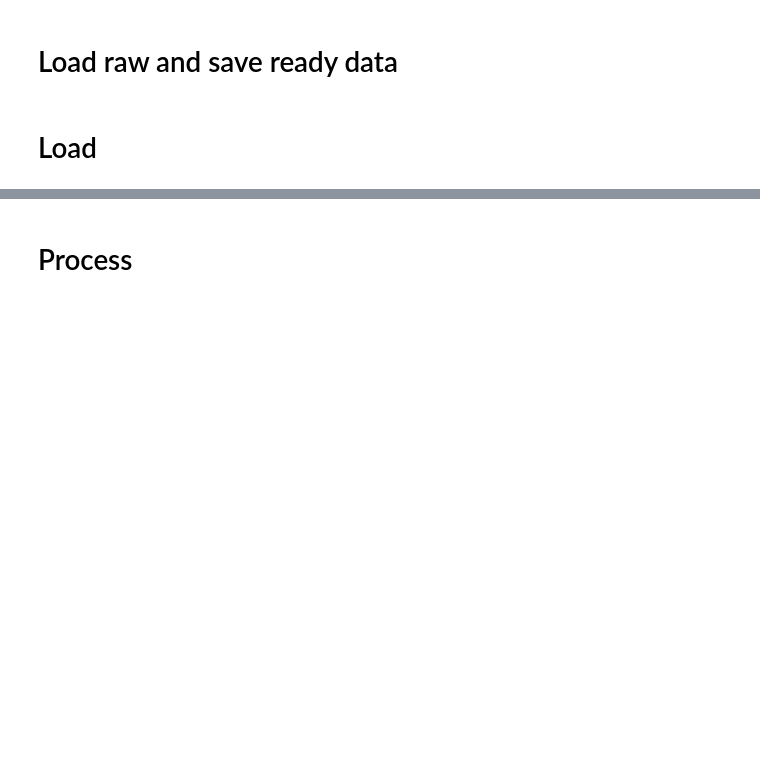
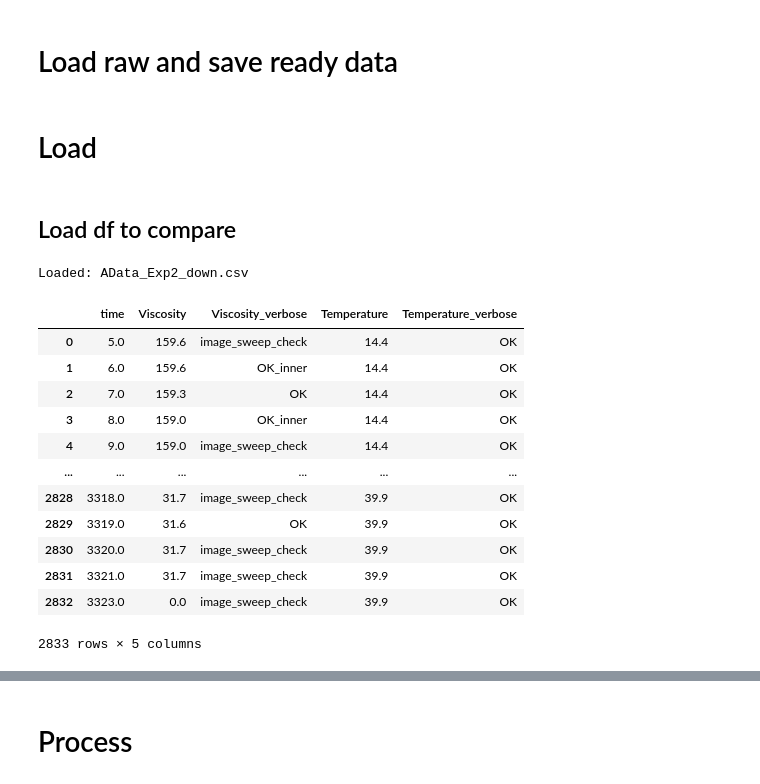
Before and after one commit to EnglishBeach/Diplom-work, a Jupyter notebook: plots.ipynb, the cells around one changed output, grey strips where cells are left out. Saved outputs shown, nothing was run; the diff lists cells and outputs as text; code cells hidden in the pictures; blank space fills up the shorter version.

```diff
--- a/plots.ipynb
+++ b/plots.ipynb
@@ -68,2 +70,29 @@ df.to_csv(f'{folder_path}\AData_{data_name}',index=0)
 # %% [markdown]
 # Load
+# %% [markdown]
+## Load df to compare
+# %%
+path2 = ''
+while (path2 == '') or (not os.path.isfile(path2)):
+    path2 = input(f"Input data path: ")
+_path_list2 = (path).split('\\')
+folder_path2 = '\\'.join(_path_list2[:-1])
+data_name2 = _path_list2[-1]
+df2 = pd.read_csv(path2)
+print(f'Loaded: {data_name2}')
+df2
+# %% [output]
+Loaded: AData_Exp2_down.csv
+|  | time | Viscosity | Viscosity_verbose | Temperature | Temperature_verbose |
+| 0 | 5.0 | 159.6 | image_sweep_check | 14.4 | OK |
+| 1 | 6.0 | 159.6 | OK_inner | 14.4 | OK |
+| 2 | 7.0 | 159.3 | OK | 14.4 | OK |
+| 3 | 8.0 | 159.0 | OK_inner | 14.4 | OK |
+| 4 | 9.0 | 159.0 | image_sweep_check | 14.4 | OK |
+| ... | ... | ... | ... | ... | ... |
+| 2828 | 3318.0 | 31.7 | image_sweep_check | 39.9 | OK |
+| 2829 | 3319.0 | 31.6 | OK | 39.9 | OK |
+| 2830 | 3320.0 | 31.7 | image_sweep_check | 39.9 | OK |
+| 2831 | 3321.0 | 31.7 | image_sweep_check | 39.9 | OK |
+| 2832 | 3323.0 | 0.0 | image_sweep_check | 39.9 | OK |
+2833 rows × 5 columns
```
Also changed, not shown: parts of 17 cells of this notebook.
